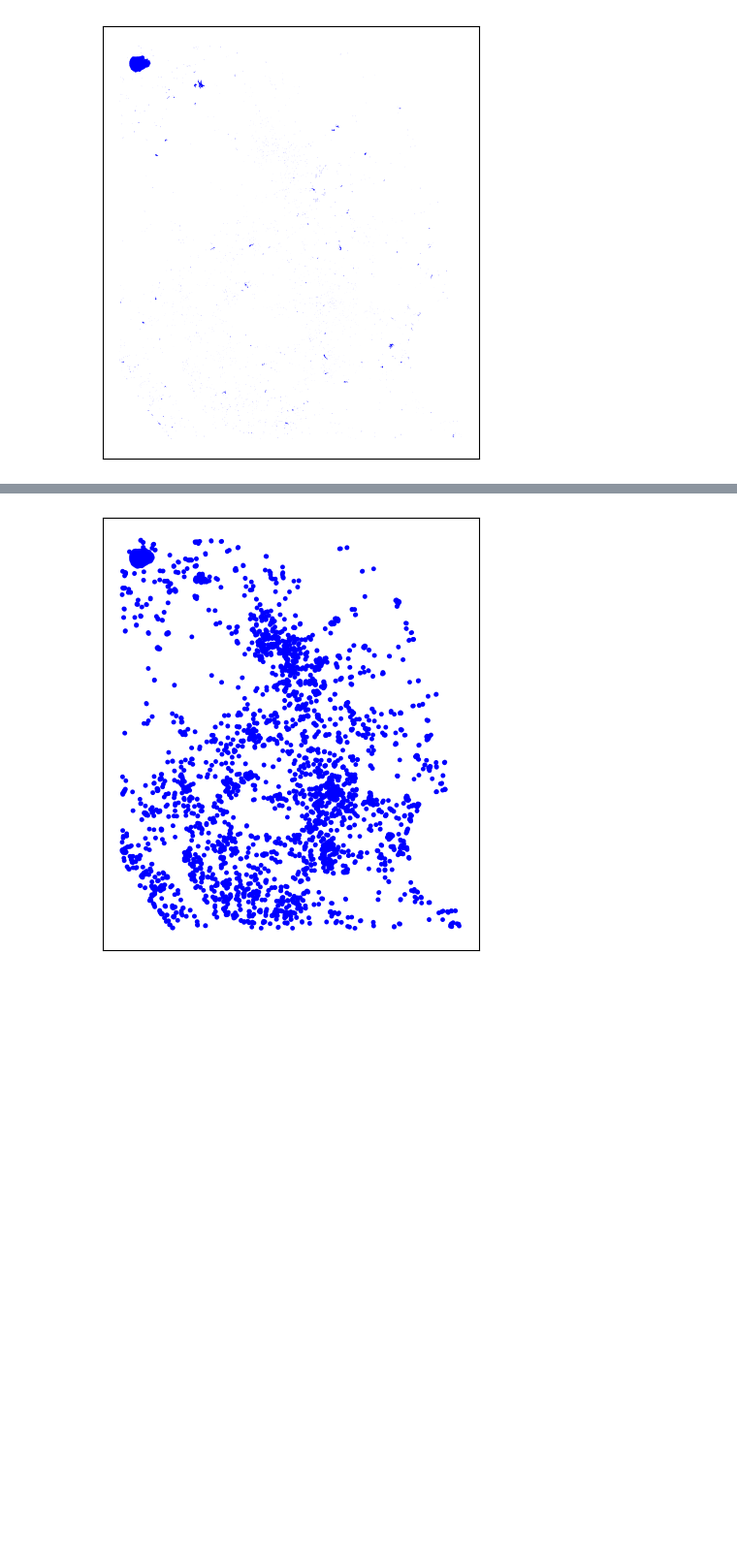
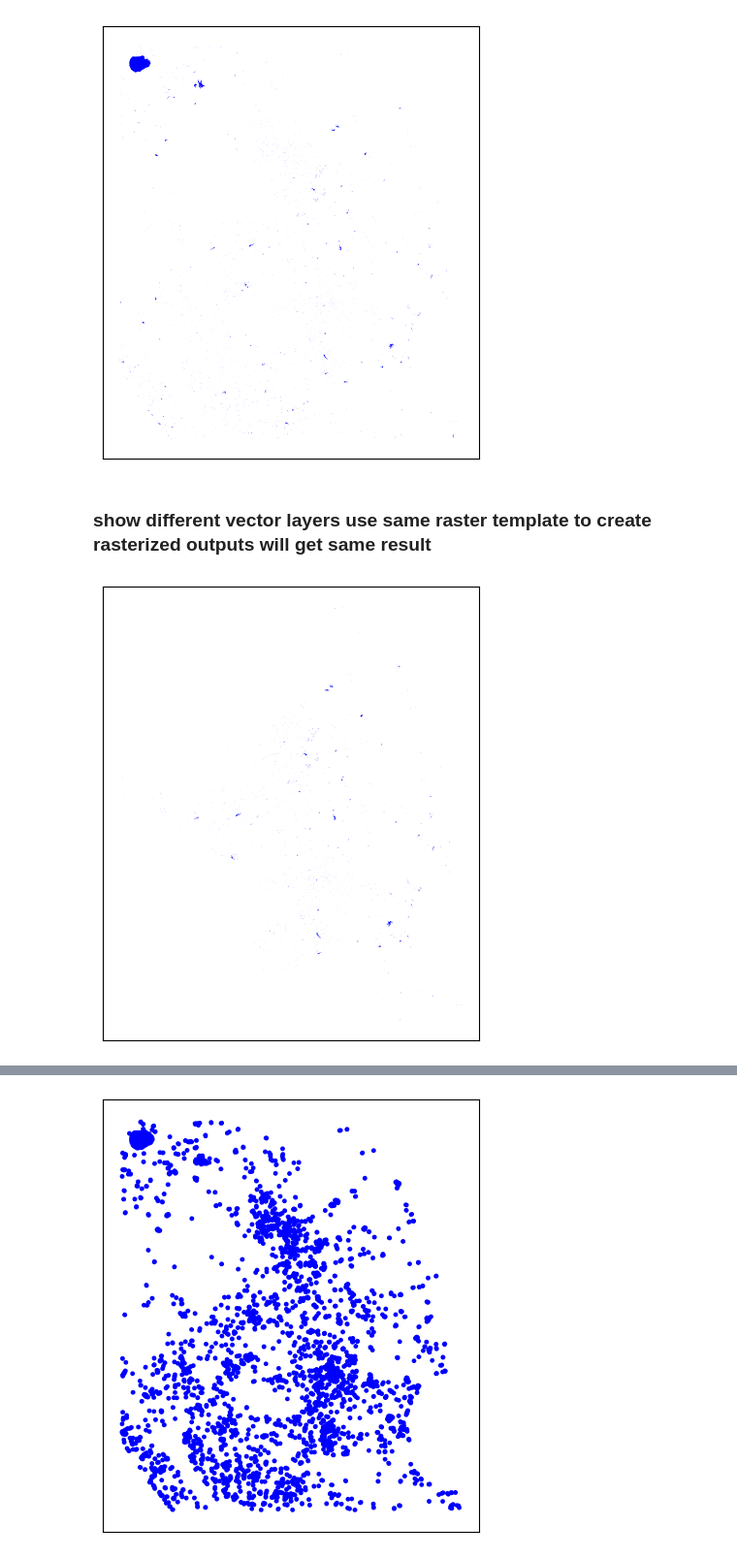
Before and after one commit to landyking/site-analyzer, a Jupyter notebook: experiments/gistest.ipynb, the cells around one changed output, grey strips where cells are left out. Shown at 97% size. Cells and saved outputs as stored; diff of their text form; code cells hidden in the pictures; blank space fills up the shorter version.

Commit message:
experiment: rasterization tests

```diff
--- a/experiments/gistest.ipynb
+++ b/experiments/gistest.ipynb
@@ -111,3 +111,17 @@ fs.RPL_Clip_analysis(
 tools.show_shapefile_plot(lake_in_district_shp)
 # %% [output]
 [figure]
+# %% [markdown]
+### show different vector layers use same raster template to create rasterized outputs will get same result
+# %%
+# clip the lake polygons to the district boundary
+all_lake_shp = f'{root_dir}/test-data/lds-nz-lake-polygons-topo-150k-SHP/nz-lake-polygons-topo-150k.shp'
+lake_in_district2_shp=f'{root_dir}/output-data/lake-in-district2.shp'
+fs.RPL_Clip_analysis(
+    output=lake_in_district2_shp,
+    whole_area=all_lake_shp,
+    boundary=district_shp
+)
+tools.show_shapefile_plot(lake_in_district2_shp)
+# %% [output]
+[figure, added]
```
Also changed, not shown: parts of 5 cells of this notebook.
